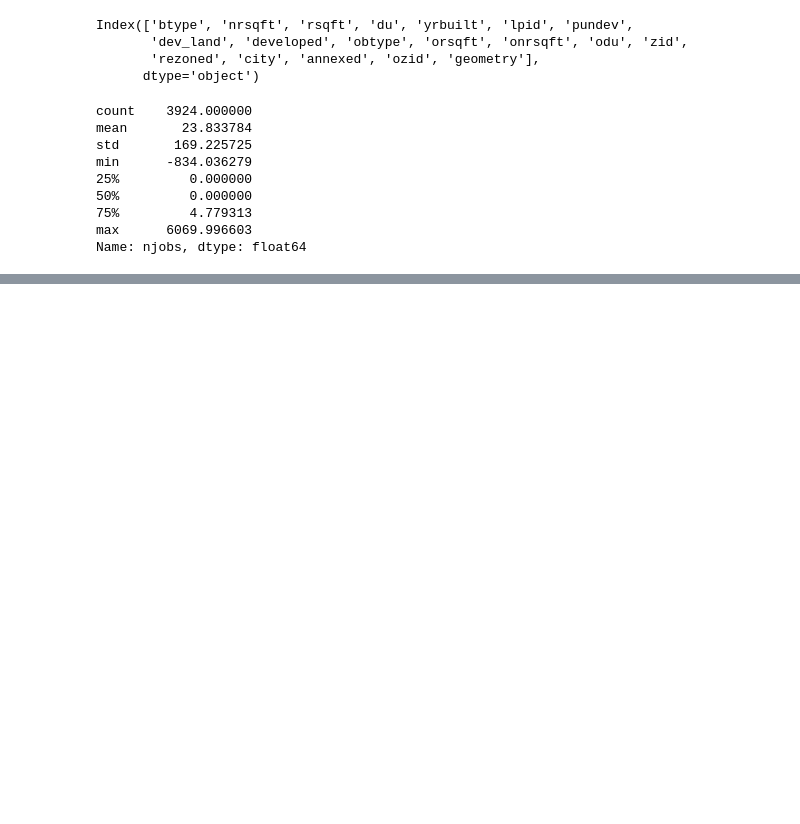
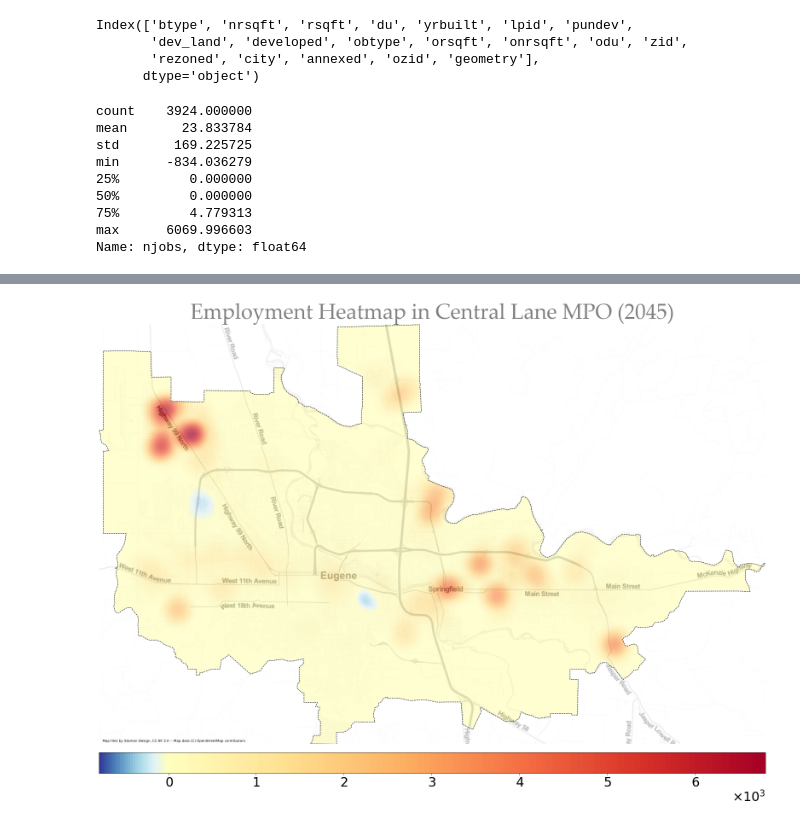
Before and after one commit to dongmeic/ModelsStoryMap, a Jupyter notebook: data/residential_employment_growth.ipynb, the cells around one changed output, grey strips where cells are left out. Cells and saved outputs as stored; diff of their text form; code cells hidden in the pictures; blank space fills up the shorter version.

```diff
--- a/data/residential_employment_growth.ipynb
+++ b/data/residential_employment_growth.ipynb
@@ -52,0 +116,33 @@ Name: njobs, dtype: float64
+# %%
+fig, ax = plt.subplots(figsize=(28, 24))
+divider = make_axes_locatable(ax)
+cax = divider.append_axes("bottom", size="5%", pad="2%")
+
+# plot on the same axis with rio.plot.show
+data = src.read(1)
+ndata = np.where(data == data.min(), np.nan, data)
+
+data_ex = data[data != data.min()]
+image = show(ndata,
+                 transform=src.transform,
+                 ax=ax, #alpha=0.7,
+                 cmap=colormap,
+                 norm=norm)
+
+MPObd.plot(ax=ax, facecolor="none", edgecolor="black", linestyle='--')
+ctx.add_basemap(ax, source=ctx.providers.Stamen.TonerLite, alpha=0.3)
+ax.set_title(fieldName + " Heatmap in Central Lane MPO (" + str(yrbuilt) + ")", fontsize=50, fontname="Palatino Linotype",
+                  color="grey", loc = 'center')
+
+# use imshow so that we have something to map the colorbar to
+image_hidden = ax.imshow(ndata,
+                         cmap=colormap,
+                         norm=norm)
+
+fmt = mpl.ticker.ScalarFormatter(useMathText=True)
+fmt.set_powerlimits((0, 0))
+cbar = plt.colorbar(image_hidden, format=fmt, ax=ax, cax=cax, orientation="horizontal")
+
+ax.axis("off");
+# %% [output]
+[figure, added]
```
Also changed, not shown: parts of 21 cells of this notebook, 2 other files.
